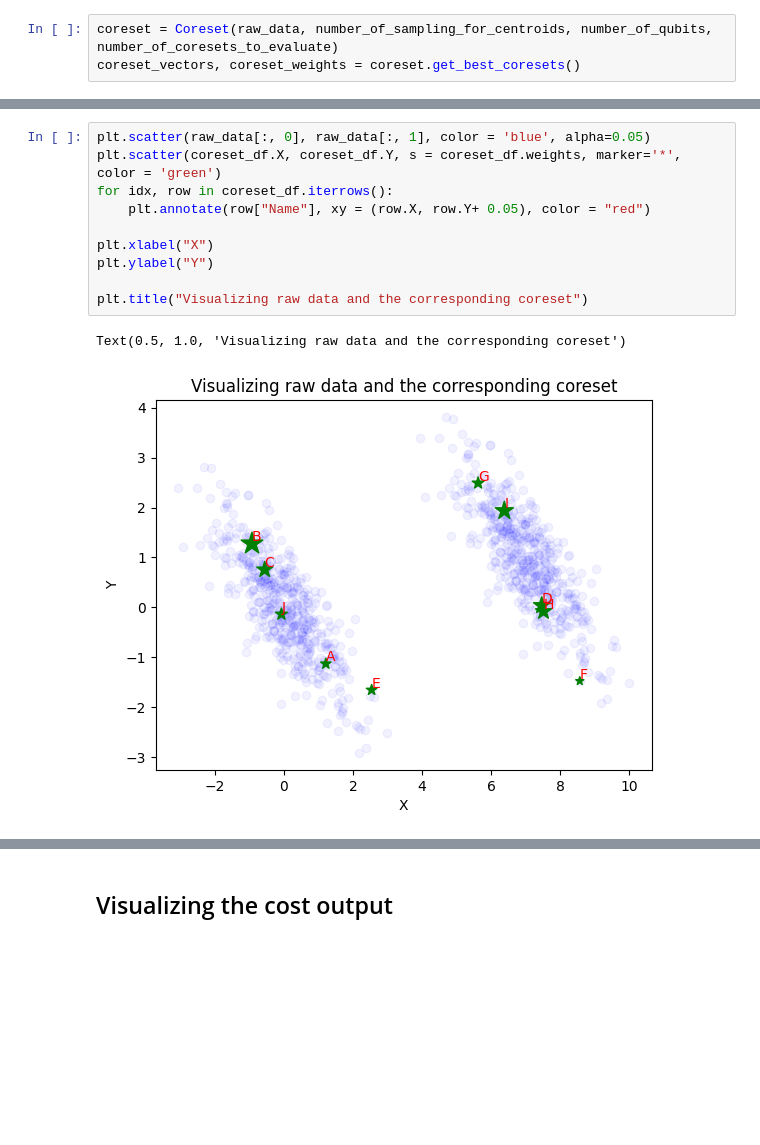
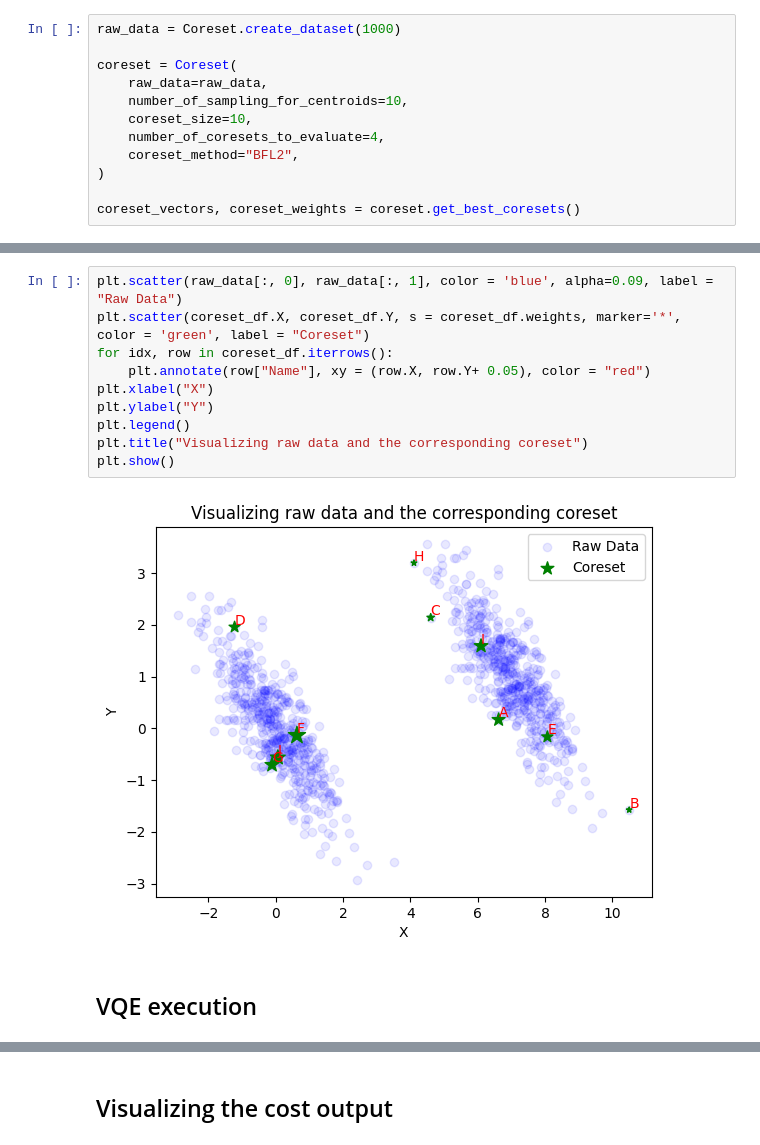
Before and after one commit to Boniface316/bigdata_vqa, a Jupyter notebook: Notebooks/Divisive_clustering_toy_experiment.ipynb, the cells around one changed output, grey strips where cells are left out. Cells and saved outputs as stored; diff of their text form; blank space fills up the shorter version.

```diff
--- a/Notebooks/Divisive_clustering_toy_experiment.ipynb
+++ b/Notebooks/Divisive_clustering_toy_experiment.ipynb
@@ -37,4 +36,13 @@ Data loaded from ../data/dataset.pickle
 # %%
-coreset = Coreset(raw_data, number_of_sampling_for_centroids, number_of_qubits, number_of_coresets_to_evaluate)
+raw_data = Coreset.create_dataset(1000)
+
+coreset = Coreset(
+    raw_data=raw_data,
+    number_of_sampling_for_centroids=10,
+    coreset_size=10,
+    number_of_coresets_to_evaluate=4,
+    coreset_method="BFL2",
+)
+
 coreset_vectors, coreset_weights = coreset.get_best_coresets()
 # %% [output]
@@ -59,14 +67,15 @@ coreset_df
 # %%
-plt.scatter(raw_data[:, 0], raw_data[:, 1], color = 'blue', alpha=0.05)
-plt.scatter(coreset_df.X, coreset_df.Y, s = coreset_df.weights, marker='*', color = 'green')
+plt.scatter(raw_data[:, 0], raw_data[:, 1], color = 'blue', alpha=0.09, label = "Raw Data")
+plt.scatter(coreset_df.X, coreset_df.Y, s = coreset_df.weights, marker='*', color = 'green', label = "Coreset")
 for idx, row in coreset_df.iterrows():
     plt.annotate(row["Name"], xy = (row.X, row.Y+ 0.05), color = "red")
-
 plt.xlabel("X")
 plt.ylabel("Y")
-
+plt.legend()
 plt.title("Visualizing raw data and the corresponding coreset")
+plt.show()
 # %% [output]
-Text(0.5, 1.0, 'Visualizing raw data and the corresponding coreset')
-[figure, old version]
+[figure, new version]
+# %% [markdown]
+## VQE execution
 # %%
```
Also changed, not shown: parts of 29 cells of this notebook, 14 other files.
